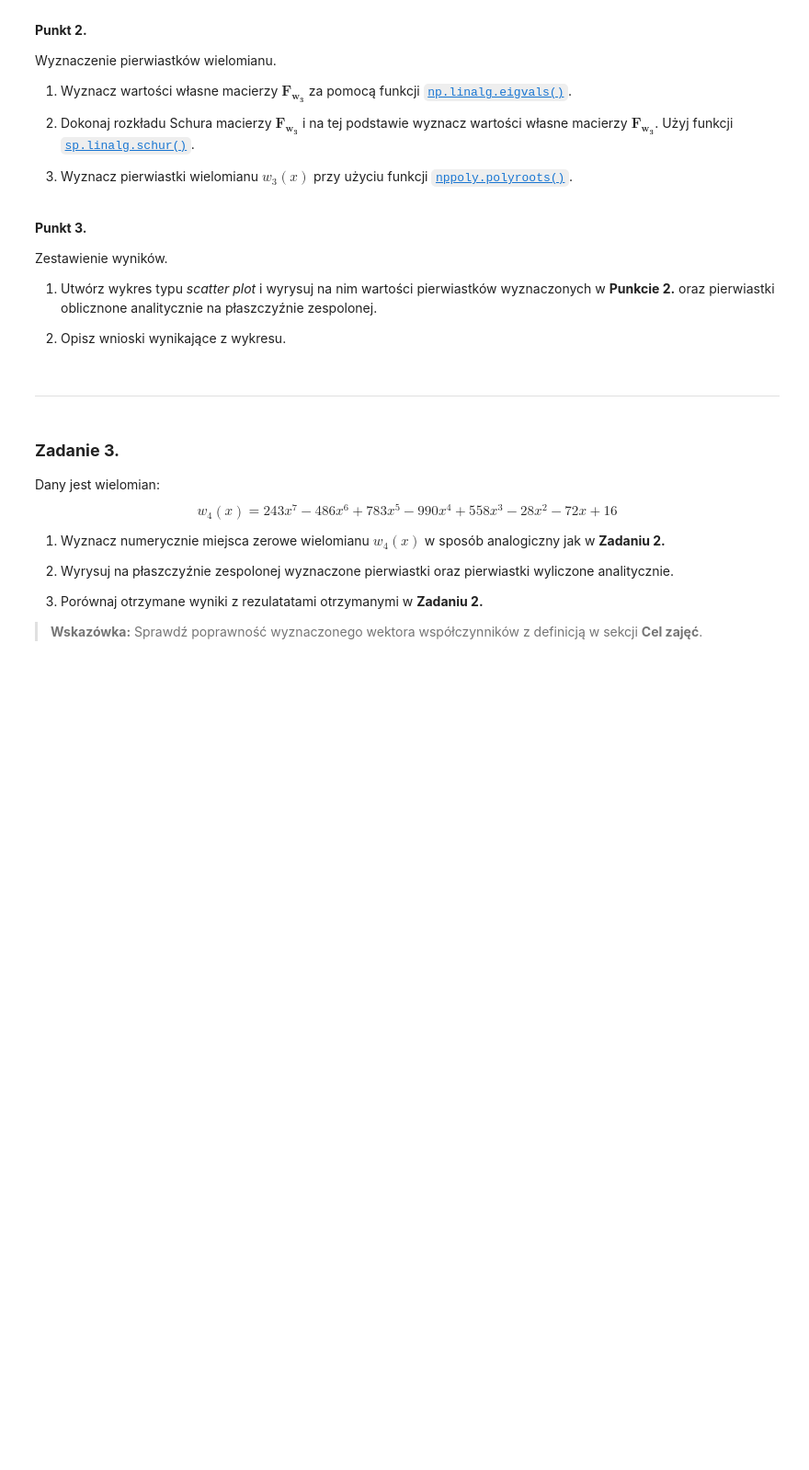
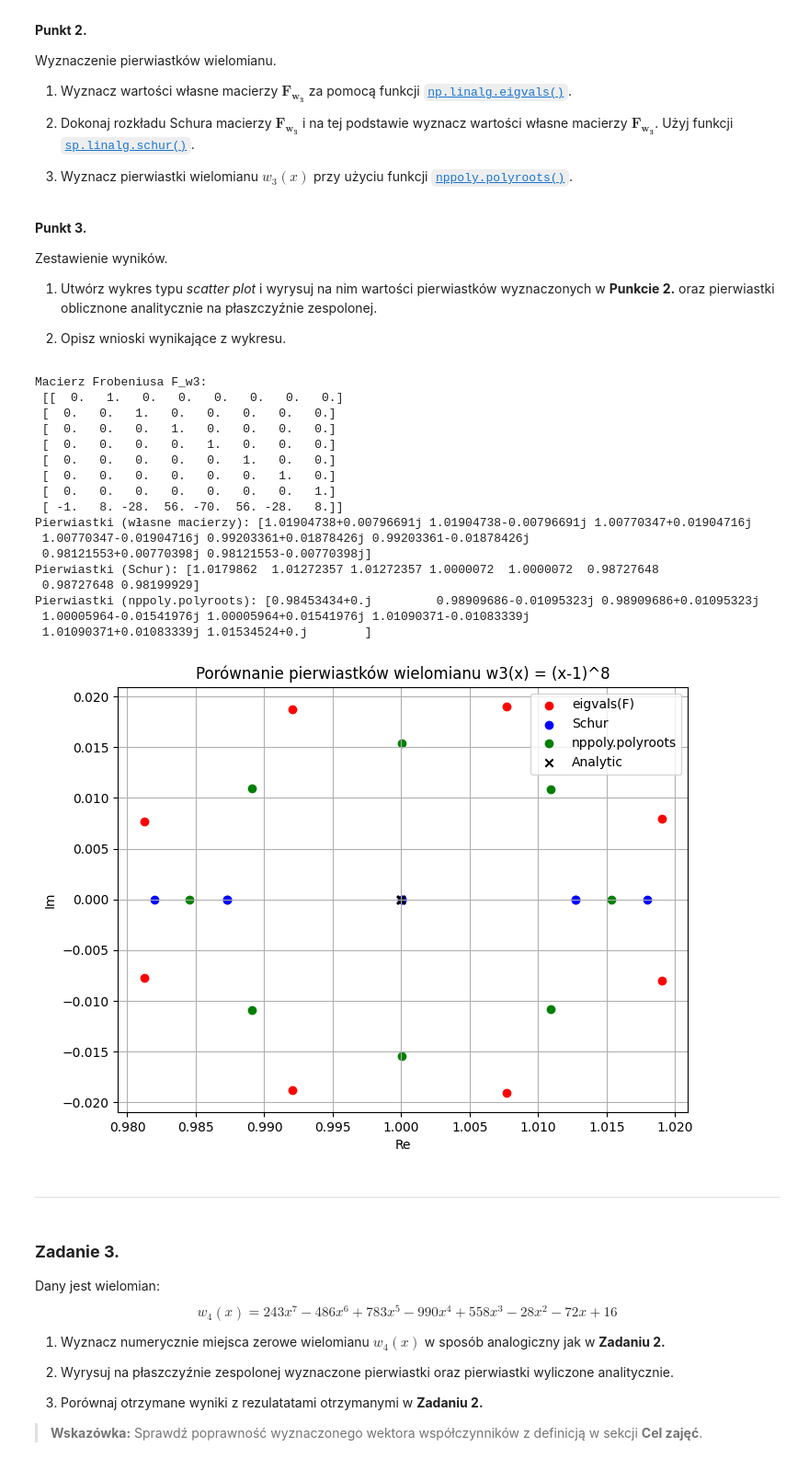
Before and after one commit to MN-KJ-2025/lab-7-pierwiastki-Bomby888, a Jupyter notebook: sprawozdanie.ipynb, the cells around one changed output. Shown at 92% size. Cells and saved outputs as stored; diff of their text form; code cells hidden in the pictures; blank space fills up the shorter version.

```diff
--- a/sprawozdanie.ipynb
+++ b/sprawozdanie.ipynb
@@ -215,3 +209,73 @@ Zestawienie wyników.
+# %%
+# ===== Twoja implementacja tutaj =====
+#1
+def frob_a(coef: np.ndarray) -> np.ndarray | None:
+    if not isinstance(coef, np.ndarray):
+        return None
+    if coef.ndim != 1 or coef.size < 2:
+        return None
+    coef = coef.astype(float)
+    a_n = coef[0]
+    if a_n == 0:
+        return None
+    n = coef.size - 1
+    F = np.zeros((n, n))
+    if n > 1:
+        F[np.arange(n - 1), np.arange(1, n)] = 1.0
+    last_row = -coef[1:] / a_n
+    F[-1, :] = last_row[::-1]
+    return F
+
+roots = np.array([1]*8)
+w3_coef = np.poly(roots)
+
+F_w3 = frob_a(w3_coef)
+print("Macierz Frobeniusa F_w3:\n", F_w3)
+
+#2
+eigvals_direct = np.linalg.eigvals(F_w3)
+print("Pierwiastki (własne macierzy):", eigvals_direct)
+
+T, Z = spln.schur(F_w3)
+eigvals_schur = np.diag(T)
+print("Pierwiastki (Schur):", eigvals_schur)
+
+roots_poly = nppoly.polyroots(w3_coef[::-1])
+print("Pierwiastki (nppoly.polyroots):", roots_poly)
+
+roots_analytic = np.ones(8)
+
+#3
+plt.figure(figsize=(8, 6))
+plt.scatter(eigvals_direct.real, eigvals_direct.imag, label='eigvals(F)', color='red')
+plt.scatter(eigvals_schur.real, eigvals_schur.imag, label='Schur', color='blue')
+plt.scatter(roots_poly.real, roots_poly.imag, label='nppoly.polyroots', color='green')
+plt.scatter(roots_analytic.real, roots_analytic.imag, label='Analytic', color='black', marker='x')
+plt.xlabel('Re')
+plt.ylabel('Im')
+plt.title('Porównanie pierwiastków wielomianu w3(x) = (x-1)^8')
+plt.legend()
+plt.grid(True)
+plt.show()
+# %% [output]
+Macierz Frobeniusa F_w3:
+ [[  0.   1.   0.   0.   0.   0.   0.   0.]
+ [  0.   0.   1.   0.   0.   0.   0.   0.]
+ [  0.   0.   0.   1.   0.   0.   0.   0.]
+ [  0.   0.   0.   0.   1.   0.   0.   0.]
+ [  0.   0.   0.   0.   0.   1.   0.   0.]
+ [  0.   0.   0.   0.   0.   0.   1.   0.]
+ [  0.   0.   0.   0.   0.   0.   0.   1.]
+ [ -1.   8. -28.  56. -70.  56. -28.   8.]]
+Pierwiastki (własne macierzy): [1.01904738+0.00796691j 1.01904738-0.00796691j 1.00770347+0.01904716j
+ 1.00770347-0.01904716j 0.99203361+0.01878426j 0.99203361-0.01878426j
+ 0.98121553+0.00770398j 0.98121553-0.00770398j]
+Pierwiastki (Schur): [1.0179862  1.01272357 1.01272357 1.0000072  1.0000072  0.98727648
+ 0.98727648 0.98199929]
+Pierwiastki (nppoly.polyroots): [0.98453434+0.j         0.98909686-0.01095323j 0.98909686+0.01095323j
+ 1.00005964-0.01541976j 1.00005964+0.01541976j 1.01090371-0.01083339j
+ 1.01090371+0.01083339j 1.01534524+0.j        ]
+[figure, added]
 # %% [markdown]
 ---
 # %% [markdown]
```
Also changed, not shown: parts of 8 cells of this notebook, 1 other file.
